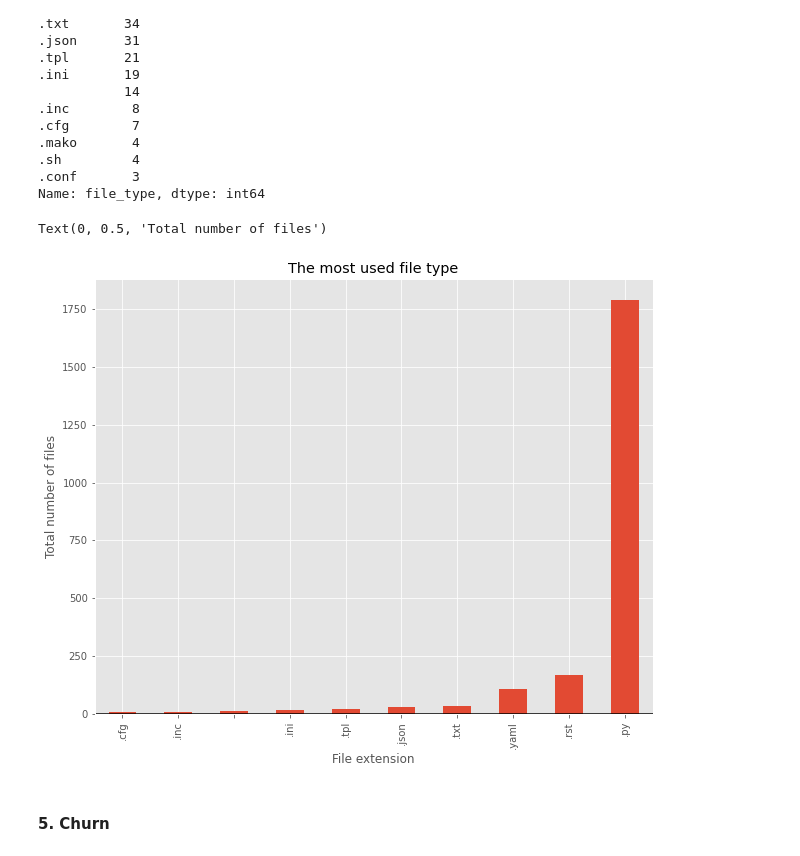
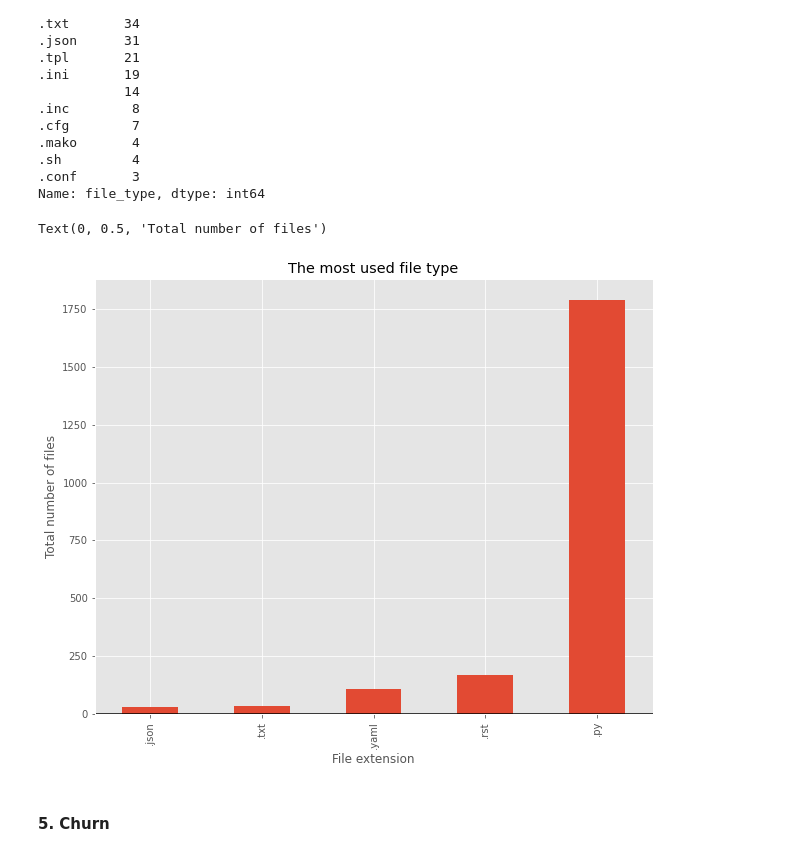
Before and after one commit to TempleOkosun/Mining-OpenStackNova, a Jupyter notebook: Mining OpenStackNova Repo Notebook.ipynb, the cells around one changed output. Saved outputs shown, nothing was run; the diff lists cells and outputs as text; code cells hidden in the pictures.

```diff
--- a/Mining OpenStackNova Repo Notebook.ipynb
+++ b/Mining OpenStackNova Repo Notebook.ipynb
@@ -48,7 +48,7 @@ plt.style.use('ggplot')
 # Utility data manipulation functions
 
 # 1. Extract path parameters from filename
-def path_parameters(dframe):
+def get_path_parameters(dframe):
      filename = os.path.basename(dframe["filename"])
      filetype = os.path.splitext(dframe["filename"])[1]
      directory = os.path.dirname(dframe["filename"])
@@ -129,11 +129,11 @@ df[df["commit_sha"] == commit]
 ### 4. Data cleaning
 # %%
 # Removing columns not needed for the analysis
-columns = ['previous_filename', 'patch', 'contents_url', 'raw_url', 'previous_filename', 'commit_node_id']
+columns = ['previous_filename', 'patch', 'contents_url', 'raw_url', 'commit_node_id']
 df.drop(columns, inplace=True, axis=1)
 # %%
 # Generating and adding extra columns
-df[["directory", "file_name", "file_type"]] = df.apply(lambda x: path_parameters(x), axis=1, result_type="expand")
+df[["directory", "file_name", "file_type"]] = df.apply(lambda x: get_path_parameters(x), axis=1, result_type="expand")
 # %%
 # Delete the previous filename column as it is no longer required
 df.drop("filename", inplace=True, axis=1)
@@ -144,7 +144,8 @@ df.rename(columns={"sha": "file_sha", "status": "file_status", "additions":"no_o
 # Optimising the data frame by correcting the data types.
 # This will also make more operations possible on the data frame
 
-df = df.astype({'file_sha': 'str', 'file_status': 'category', 'no_of_additions':'int', 'no_of_deletions':'int', 'changes':'int', 'blob_url':'str', 'commit_sha':'str', 'commit_html_url':'str', 'commit_date':'str', 'directory':'str', 'file_name':'str', 'file_type':'category'})
+df = df.astype({'file_sha': 'str', 'file_status': 'category', 'no_of_additions':'int', 'no_of_deletions':'int', 'changes':'int', 'blob_url':'str', 'commit_sha':'str', 'commit_html_url':'str', 'directory':'str', 'file_name':'str', 'file_type':'category'})
+df['commit_date'] = pd.to_datetime(df['commit_date'], infer_datetime_format=True)
 # %%
 df.info()
 # %% [output]
@@ -250,10 +252,10 @@ df["file_type"].value_counts()
 .conf       3
 Name: file_type, dtype: int64
 # %%
-df["file_type"].value_counts().head(10).sort_values().plot.bar(figsize=(10, 8)); plt.axhline(0, color='k'); plt.title('The most used file type'); plt.xlabel('File extension'); plt.ylabel('Total number of files')
+df["file_type"].value_counts().head().sort_values().plot.bar(figsize=(10, 8)); plt.axhline(0, color='k'); plt.title('The most used file type'); plt.xlabel('File extension'); plt.ylabel('Total number of files')
 # %% [output]
 Text(0, 0.5, 'Total number of files')
-[figure, old version]
+[figure, new version]
 # %% [markdown]
 #### 5. Churn
 # %%
```
Also changed, not shown: parts of 5 cells of this notebook.
